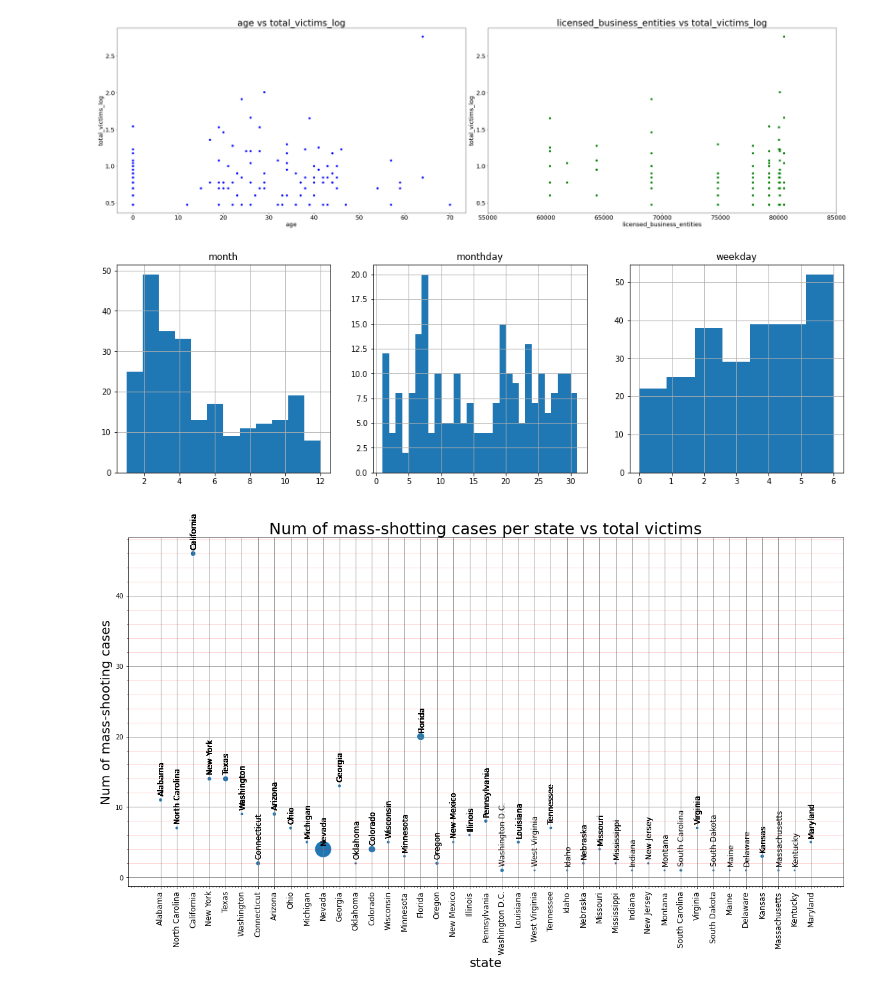
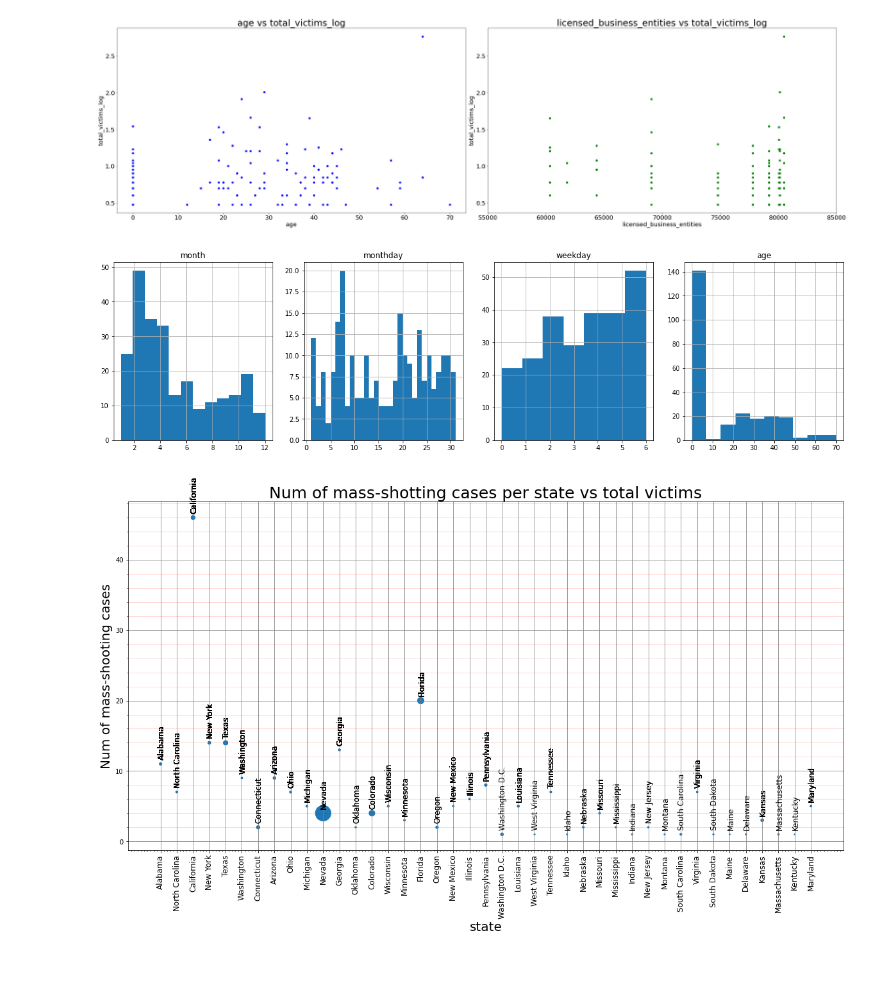
Before and after one commit to BinhKieu82/Springboard_Capstone2, a Jupyter notebook: notebooks/05_finalversion.ipynb, the cells around one changed output. Drawn from its saved outputs; the diff is of its cells as text; code cells hidden in the pictures.

```diff
--- a/notebooks/05_finalversion.ipynb
+++ b/notebooks/05_finalversion.ipynb
@@ -375,6 +375,8 @@ plt.tight_layout(1.1)
 plt.show()
 # %% [output]
 [figure]
+# %%
+df['date'] = pd.to_datetime(df.index)
 # %%
 def plot_gb_time_series(df, ts_name, gb_name, value_name, figsize=(20,7), title=None):
     fig, ax = plt.subplots(figsize=figsize)
@@ -436,16 +448,18 @@ plt.show()
 # %% [output]
 [figure]
 # %%
-fig, (ax1,ax2,ax3) = plt.subplots(1, 3, sharey=False, figsize=(17,5))
+fig, (ax1,ax2,ax3,ax4) = plt.subplots(1, 4, sharey=False, figsize=(20,5))
 df['month'].hist(bins=12, ax=ax1)
 df['monthday'].hist(bins=30, ax=ax2)
 df['weekday'].hist(bins=7, ax=ax3)
+df['age'].hist(bins=10, ax=ax4)
 ax1.set_title('month')
 ax2.set_title('monthday')
 ax3.set_title('weekday')
+ax4.set_title('age')
 plt.show()
 # %% [output]
-[figure, old version]
+[figure, new version]
 # %%
 state_freq = df.state.value_counts()
 df['frequency'] = df.state.map(lambda x: state_freq[x] if x in state_freq.index else 0)
```
Also changed, not shown: parts of 26 cells of this notebook, 4 other files.
